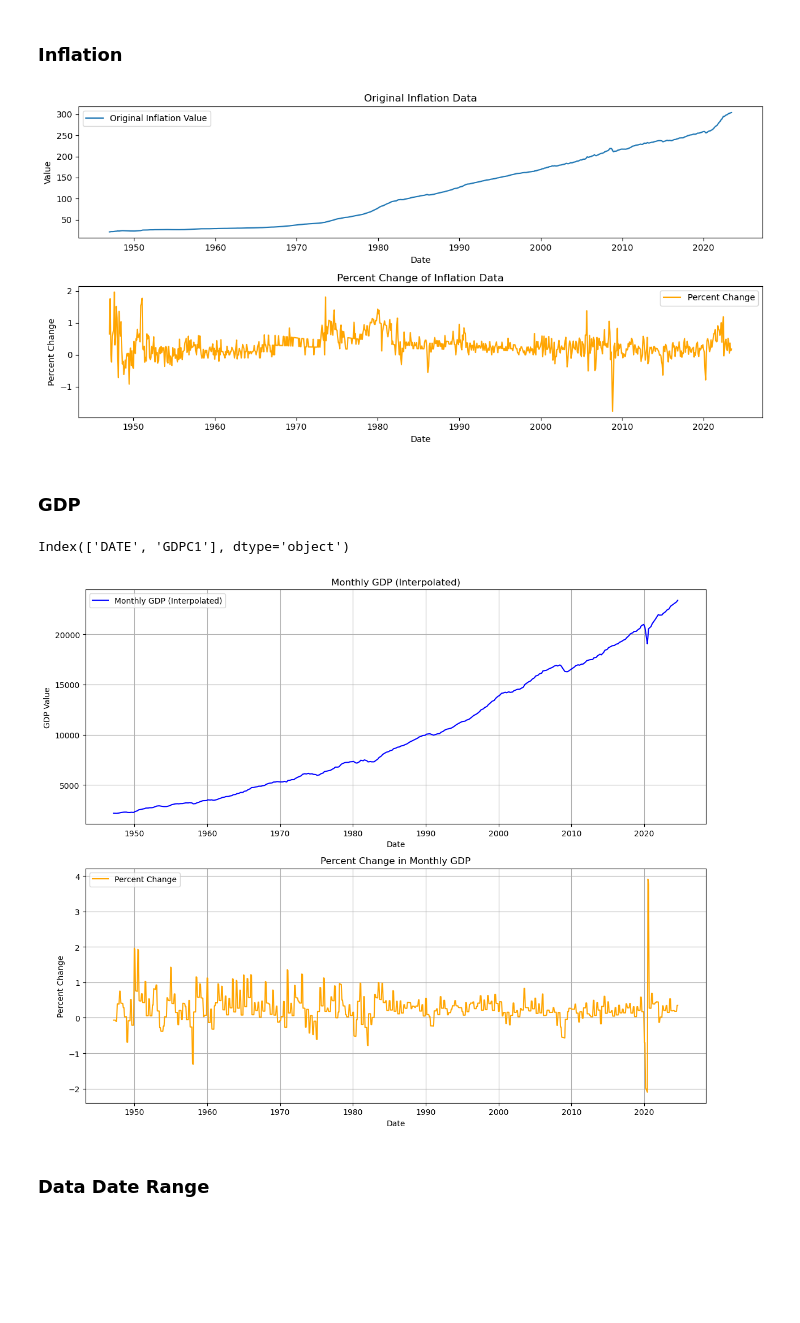
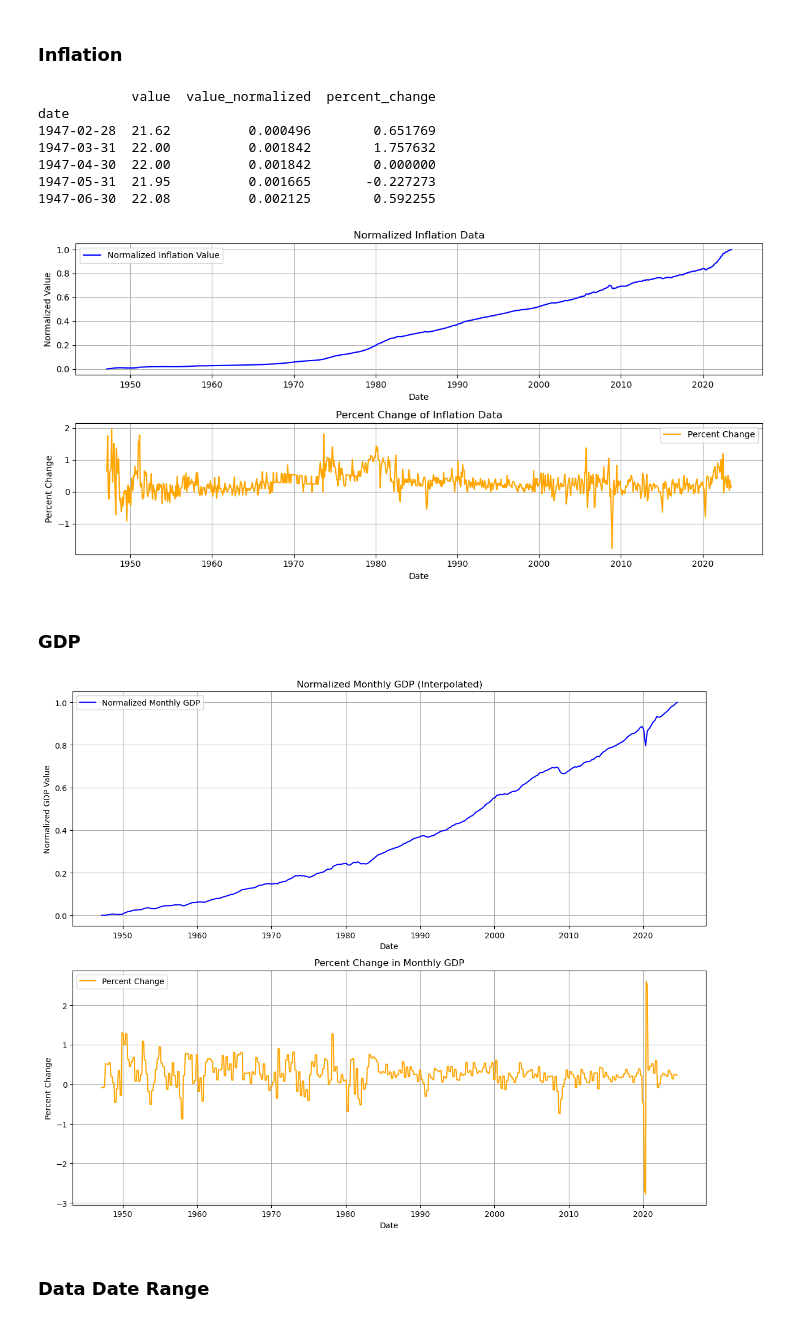
Before and after one commit to ChrisLato/AISE-4010-Project, a Jupyter notebook: preproc.ipynb, the cells around one changed output. Cells and saved outputs as stored; diff of their text form; code cells hidden in the pictures; blank space fills up the shorter version.

Commit message:
Normalized data and dropped curvature 1 and 2 to reduce complexity

```diff
--- a/preproc.ipynb
+++ b/preproc.ipynb
@@ -131,24 +131,42 @@ date
 # %% [markdown]
 ### Inflation
 # %%
+import pandas as pd
+import matplotlib.pyplot as plt
+
 # Ensure 'date' column is set as index
 inflation['date'] = pd.to_datetime(inflation['date'], errors='coerce')
 inflation.set_index('date', inplace=True)
 inflation.sort_index(inplace=True)
 
+# Resample to ensure monthly frequency
+inflation = inflation.resample('M').mean()
+
+# Fill missing values using linear interpolation
+inflation.interpolate(method='linear', inplace=True)
+
+# Normalize the 'value' column
+inflation['value_normalized'] = (inflation['value'] - inflation['value'].min()) / (inflation['value'].max() - inflation['value'].min())
+
 # Calculate the percent change
 inflation['percent_change'] = inflation['value'].pct_change() * 100
 
-# Plot the original and percent change data
+# Drop NaN values resulting from percent change calculation
+inflation = inflation.dropna(subset=['percent_change'])
+
+print(inflation.head())
+
+# Plot the normalized original data and percent change
 plt.figure(figsize=(12, 6))
 
-# Original Inflation Data
+# Normalized Inflation Data
 plt.subplot(2, 1, 1)
-plt.plot(inflation.index, inflation['value'], label='Original Inflation Value')
-plt.title('Original Inflation Data')
+plt.plot(inflation.index, inflation['value_normalized'], label='Normalized Inflation Value', color='blue')
+plt.title('Normalized Inflation Data')
 plt.xlabel('Date')
-plt.ylabel('Value')
+plt.ylabel('Normalized Value')
 plt.legend()
+plt.grid(True)
 
 # Percent Change Data
 plt.subplot(2, 1, 2)
@@ -157,64 +175,65 @@ plt.title('Percent Change of Inflation Data')
 plt.xlabel('Date')
 plt.ylabel('Percent Change')
 plt.legend()
+plt.grid(True)
 
 plt.tight_layout()
 plt.show()
 # %% [output]
+            value  value_normalized  percent_change
+date
+1947-02-28  21.62          0.000496        0.651769
+1947-03-31  22.00          0.001842        1.757632
+1947-04-30  22.00          0.001842        0.000000
+1947-05-31  21.95          0.001665       -0.227273
+1947-06-30  22.08          0.002125        0.592255
-[figure, old version]
+[figure, new version]
 # %% [markdown]
 ### GDP
 # %%
-print(gdp.columns)
-
+# Convert DATE to datetime and set as index
 gdp['DATE'] = pd.to_datetime(gdp['DATE'])
 gdp.set_index('DATE', inplace=True)
 gdp.sort_index(inplace=True)
 
-# Resample to bimonthly frequency and interpolate
-gdp_bimonthly = gdp.resample('2M').mean()
-gdp_bimonthly = gdp_bimonthly.interpolate(method='linear')
-
-# Resample to monthly frequency and interpolate
-gdp_monthly = gdp_bimonthly.resample('M').mean()
-gdp_monthly = gdp_monthly.interpolate(method='linear')
+# Resample to monthly frequency
+gdp = gdp.resample('M').mean()
+gdp = gdp.interpolate(method='linear')
 
 # Calculate percent change
-gdp_monthly['percent_change'] = gdp_monthly['GDPC1'].pct_change() * 100
+gdp['percent_change'] = gdp['GDPC1'].pct_change() * 100
 
-# Drop NaN rows resulting from percent change calculation
-gdp_monthly_cleaned = gdp_monthly.dropna()
+# Normalize GDP values
+gdp['GDPC1_normalized'] = (gdp['GDPC1'] - gdp['GDPC1'].min()) / (gdp['GDPC1'].max() - gdp['GDPC1'].min())
 
-full_index = pd.date_range(start=gdp.index.min(), end=gdp.index.max(), freq='M')
+# Drop NaN values from percent change
+gdp = gdp.dropna(subset=['percent_change'])
 
-
-# Visualization with two separate charts
-
+# Visualization
 plt.figure(figsize=(12, 10))
 
-# Chart 1: Monthly GDP
+# Monthly GDP (Normalized)
 plt.subplot(2, 1, 1)
-plt.plot(gdp_monthly_cleaned.index, gdp_monthly_cleaned['GDPC1'], label='Monthly GDP (Interpolated)', color='blue')
-plt.title('Monthly GDP (Interpolated)')
+plt.plot(gdp.index, gdp['GDPC1_normalized'], label='Normalized Monthly GDP', color='blue')
+plt.title('Normalized Monthly GDP (Interpolated)')
 plt.xlabel('Date')
-plt.ylabel('GDP Value')
+plt.ylabel('Normalized GDP Value')
 plt.legend()
 plt.grid(True)
 
-# Chart 2: Percent Change in GDP
+# Percent Change in GDP
 plt.subplot(2, 1, 2)
-plt.plot(gdp_monthly_cleaned.index, gdp_monthly_cleaned['percent_change'], label='Percent Change', color='orange')
+plt.plot(gdp.index, gdp['percent_change'], label='Percent Change', color='orange')
 plt.title('Percent Change in Monthly GDP')
 plt.xlabel('Date')
 plt.ylabel('Percent Change')
 plt.legend()
 plt.grid(True)
 
 plt.tight_layout()
 plt.show()
 # %% [output]
-Index(['DATE', 'GDPC1'], dtype='object')
-[figure, old version]
+[figure, new version]
 # %% [markdown]
 ### Data Date Range
 # %%
```
Also changed, not shown: parts of 1 cell of this notebook.
